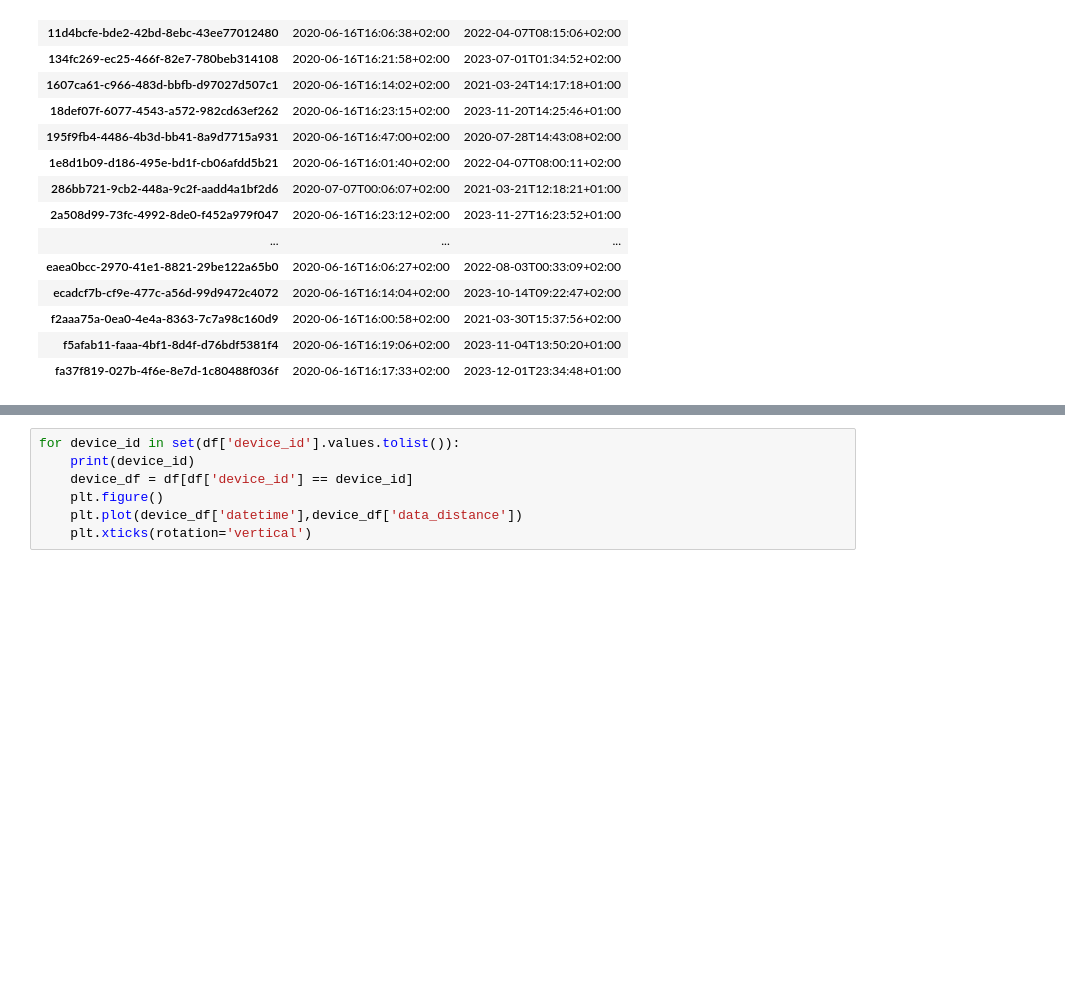
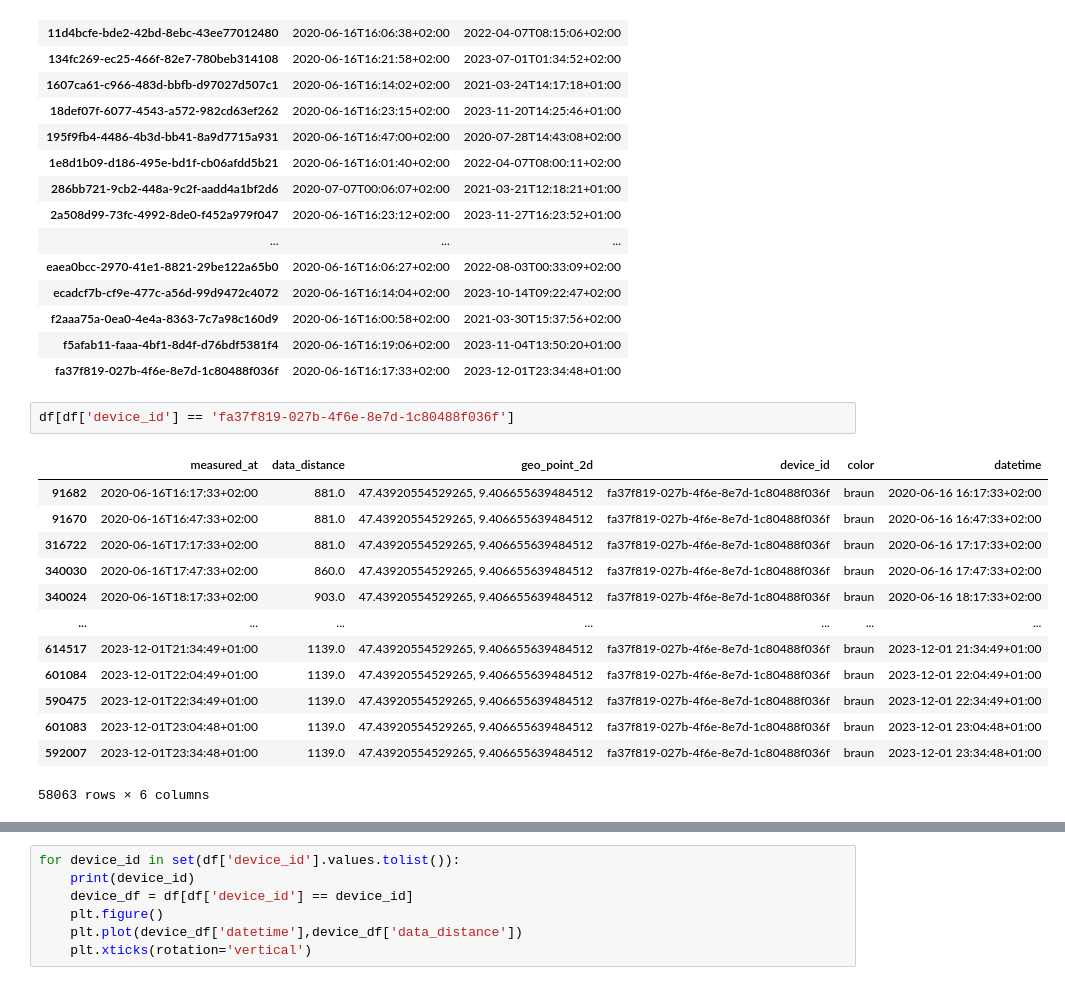
Before and after one commit to Clebek/openhackSG_glasentsorgung, a Jupyter notebook: notebooks/data_exploration_glasmuell.ipynb, the cells around one changed output, grey strips where cells are left out. Saved outputs shown, nothing was run; the diff lists cells and outputs as text; blank space fills up the shorter version.

```diff
--- a/notebooks/data_exploration_glasmuell.ipynb
+++ b/notebooks/data_exploration_glasmuell.ipynb
@@ -61,6 +67,22 @@ df[['device_id','measured_at']].groupby(['device_id']).agg(startdate=('measured_
 | f2aaa75a-0ea0-4e4a-8363-7c7a98c160d9 | 2020-06-16T16:00:58+02:00 | 2021-03-30T15:37:56+02:00 |
 | f5afab11-faaa-4bf1-8d4f-d76bdf5381f4 | 2020-06-16T16:19:06+02:00 | 2023-11-04T13:50:20+01:00 |
 | fa37f819-027b-4f6e-8e7d-1c80488f036f | 2020-06-16T16:17:33+02:00 | 2023-12-01T23:34:48+01:00 |
+# %%
+df[df['device_id'] == 'fa37f819-027b-4f6e-8e7d-1c80488f036f']
+# %% [output]
+|  | measured_at | data_distance | geo_point_2d | device_id | color | datetime |
+| 91682 | 2020-06-16T16:17:33+02:00 | 881.0 | 47.43920554529265, 9.406655639484512 | fa37f819-027b-4f6e-8e7d-1c80488f036f | braun | 2020-06-16 16:17:33+02:00 |
+| 91670 | 2020-06-16T16:47:33+02:00 | 881.0 | 47.43920554529265, 9.406655639484512 | fa37f819-027b-4f6e-8e7d-1c80488f036f | braun | 2020-06-16 16:47:33+02:00 |
+| 316722 | 2020-06-16T17:17:33+02:00 | 881.0 | 47.43920554529265, 9.406655639484512 | fa37f819-027b-4f6e-8e7d-1c80488f036f | braun | 2020-06-16 17:17:33+02:00 |
+| 340030 | 2020-06-16T17:47:33+02:00 | 860.0 | 47.43920554529265, 9.406655639484512 | fa37f819-027b-4f6e-8e7d-1c80488f036f | braun | 2020-06-16 17:47:33+02:00 |
+| 340024 | 2020-06-16T18:17:33+02:00 | 903.0 | 47.43920554529265, 9.406655639484512 | fa37f819-027b-4f6e-8e7d-1c80488f036f | braun | 2020-06-16 18:17:33+02:00 |
+| ... | ... | ... | ... | ... | ... | ... |
+| 614517 | 2023-12-01T21:34:49+01:00 | 1139.0 | 47.43920554529265, 9.406655639484512 | fa37f819-027b-4f6e-8e7d-1c80488f036f | braun | 2023-12-01 21:34:49+01:00 |
+| 601084 | 2023-12-01T22:04:49+01:00 | 1139.0 | 47.43920554529265, 9.406655639484512 | fa37f819-027b-4f6e-8e7d-1c80488f036f | braun | 2023-12-01 22:04:49+01:00 |
+| 590475 | 2023-12-01T22:34:49+01:00 | 1139.0 | 47.43920554529265, 9.406655639484512 | fa37f819-027b-4f6e-8e7d-1c80488f036f | braun | 2023-12-01 22:34:49+01:00 |
+| 601083 | 2023-12-01T23:04:48+01:00 | 1139.0 | 47.43920554529265, 9.406655639484512 | fa37f819-027b-4f6e-8e7d-1c80488f036f | braun | 2023-12-01 23:04:48+01:00 |
+| 592007 | 2023-12-01T23:34:48+01:00 | 1139.0 | 47.43920554529265, 9.406655639484512 | fa37f819-027b-4f6e-8e7d-1c80488f036f | braun | 2023-12-01 23:34:48+01:00 |
+58063 rows × 6 columns
 # %%
 device_id = '195f9fb4-4486-4b3d-bb41-8a9d7715a931'
 #device_id = 'f2aaa75a-0ea0-4e4a-8363-7c7a98c160d9'
```
Also changed, not shown: parts of 18 cells of this notebook, 32 other files.
